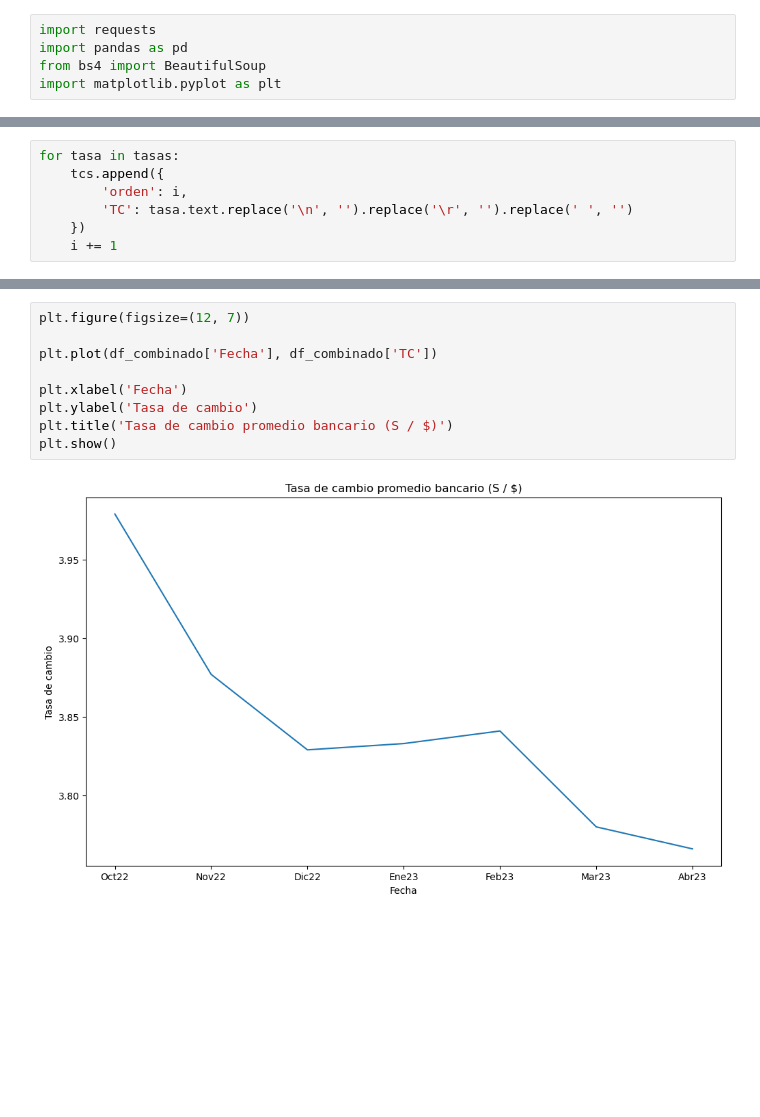
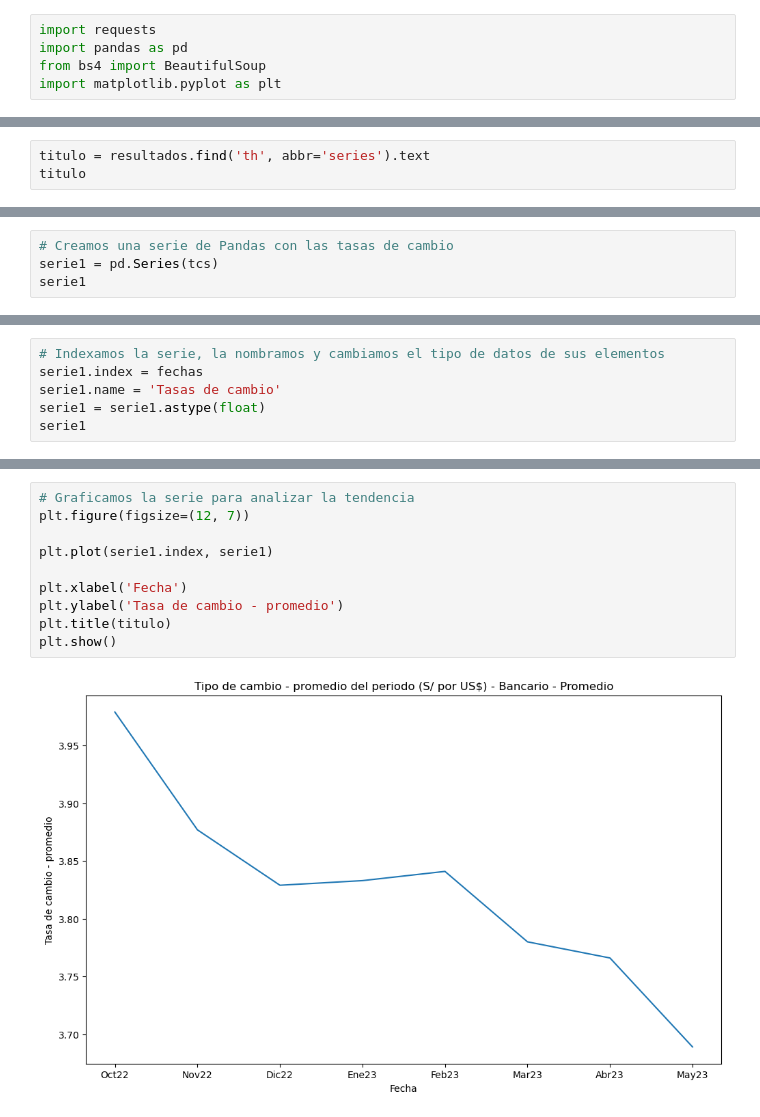
Before and after one commit to marcelox024/web-scraping-bcrp, a Jupyter notebook: data_bcr.ipynb, the cells around one changed output, grey strips where cells are left out. Saved outputs shown, nothing was run; the diff lists cells and outputs as text; blank space fills up the shorter version.

Commit message:
Se cambió la estructura de datos de dataframe a serie.

```diff
--- a/data_bcr.ipynb
+++ b/data_bcr.ipynb
@@ -33,7 +63,0 @@ i = 1
-# %%
-for tasa in tasas:
-    tcs.append({
-        'orden': i,
-        'TC': tasa.text.replace('\n', '').replace('\r', '').replace(' ', '')
-    })
-    i += 1
@@ -57,0 +64,3 @@ df_ordenado = df_combinado.sort_values(by='orden')
+# %%
+titulo = resultados.find('th', abbr='series').text
+titulo
@@ -57,0 +69,4 @@ df_ordenado = df_combinado.sort_values(by='orden')
+# %%
+# Creamos una serie de Pandas con las tasas de cambio
+serie1 = pd.Series(tcs)
+serie1
@@ -57,0 +83,6 @@ df_ordenado = df_combinado.sort_values(by='orden')
+# %%
+# Indexamos la serie, la nombramos y cambiamos el tipo de datos de sus elementos
+serie1.index = fechas
+serie1.name = 'Tasas de cambio'
+serie1 = serie1.astype(float)
+serie1
@@ -58,11 +99,12 @@ df_ordenado = df_combinado.sort_values(by='orden')
 # %%
+# Graficamos la serie para analizar la tendencia
 plt.figure(figsize=(12, 7))
 
-plt.plot(df_combinado['Fecha'], df_combinado['TC'])
+plt.plot(serie1.index, serie1)
 
 plt.xlabel('Fecha')
-plt.ylabel('Tasa de cambio')
-plt.title('Tasa de cambio promedio bancario (S / $)')
+plt.ylabel('Tasa de cambio - promedio')
+plt.title(titulo)
 plt.show()
 # %% [output]
-[figure, old version]
+[figure, new version]
```
Also changed, not shown: parts of 21 cells of this notebook.
